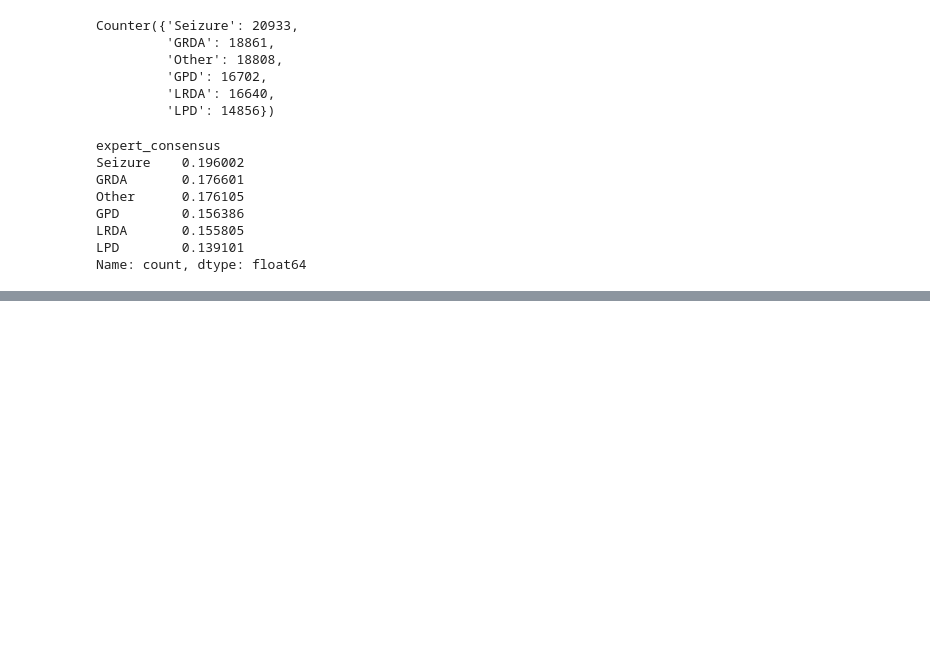
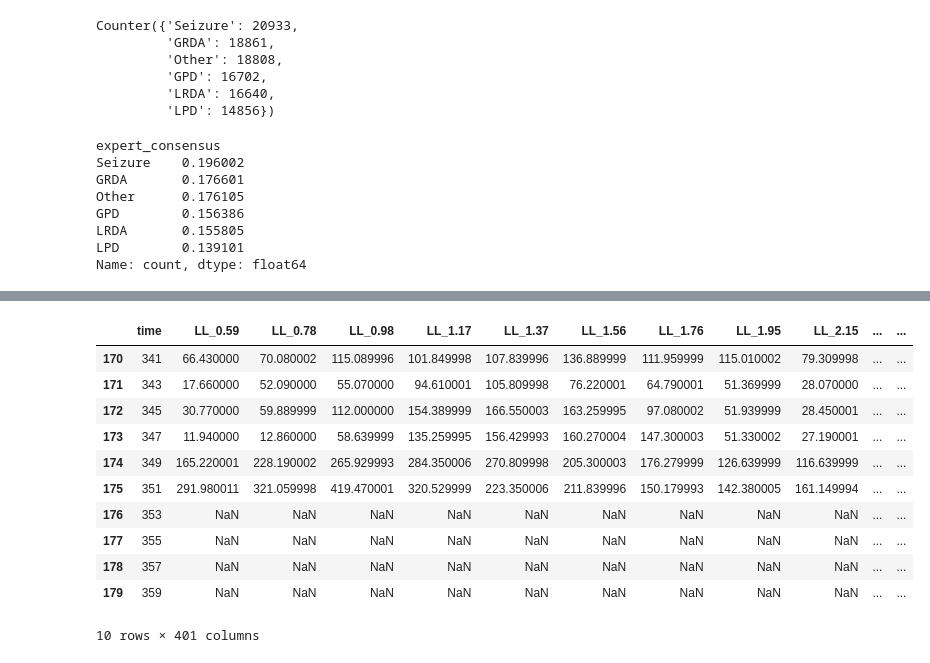
Before and after one commit to rlid/hms-harmful-brain-activity-classification, a Jupyter notebook: eda.ipynb, the cells around one changed output, grey strips where cells are left out. Saved outputs shown, nothing was run; the diff lists cells and outputs as text; code cells hidden in the pictures; blank space fills up the shorter version.

```diff
--- a/eda.ipynb
+++ b/eda.ipynb
@@ -237,0 +248,17 @@ Name: count, dtype: float64
+# %%
+# Example of NaNs in raw data
+
+pd.read_parquet(f'data/train_spectrograms/9661509.parquet').iloc[170:180]
+# %% [output]
+|  | time | LL_0.59 | LL_0.78 | LL_0.98 | LL_1.17 | LL_1.37 | LL_1.56 | LL_1.76 | LL_1.95 | LL_2.15 | ... | ... |
+| 170 | 341 | 66.430000 | 70.080002 | 115.089996 | 101.849998 | 107.839996 | 136.889999 | 111.959999 | 115.010002 | 79.309998 | ... | ... |
+| 171 | 343 | 17.660000 | 52.090000 | 55.070000 | 94.610001 | 105.809998 | 76.220001 | 64.790001 | 51.369999 | 28.070000 | ... | ... |
+| 172 | 345 | 30.770000 | 59.889999 | 112.000000 | 154.389999 | 166.550003 | 163.259995 | 97.080002 | 51.939999 | 28.450001 | ... | ... |
+| 173 | 347 | 11.940000 | 12.860000 | 58.639999 | 135.259995 | 156.429993 | 160.270004 | 147.300003 | 51.330002 | 27.190001 | ... | ... |
+| 174 | 349 | 165.220001 | 228.190002 | 265.929993 | 284.350006 | 270.809998 | 205.300003 | 176.279999 | 126.639999 | 116.639999 | ... | ... |
+| 175 | 351 | 291.980011 | 321.059998 | 419.470001 | 320.529999 | 223.350006 | 211.839996 | 150.179993 | 142.380005 | 161.149994 | ... | ... |
+| 176 | 353 | NaN | NaN | NaN | NaN | NaN | NaN | NaN | NaN | NaN | ... | ... |
+| 177 | 355 | NaN | NaN | NaN | NaN | NaN | NaN | NaN | NaN | NaN | ... | ... |
+| 178 | 357 | NaN | NaN | NaN | NaN | NaN | NaN | NaN | NaN | NaN | ... | ... |
+| 179 | 359 | NaN | NaN | NaN | NaN | NaN | NaN | NaN | NaN | NaN | ... | ... |
+10 rows × 401 columns
```
Also changed, not shown: parts of 2 cells of this notebook, 5 other files.
